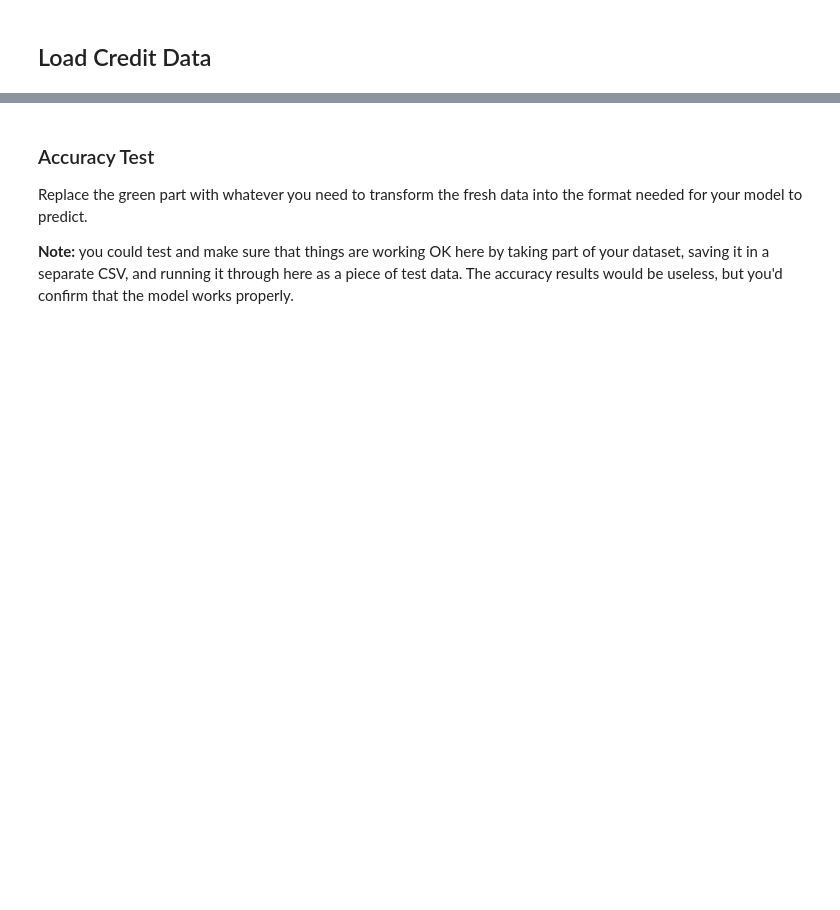
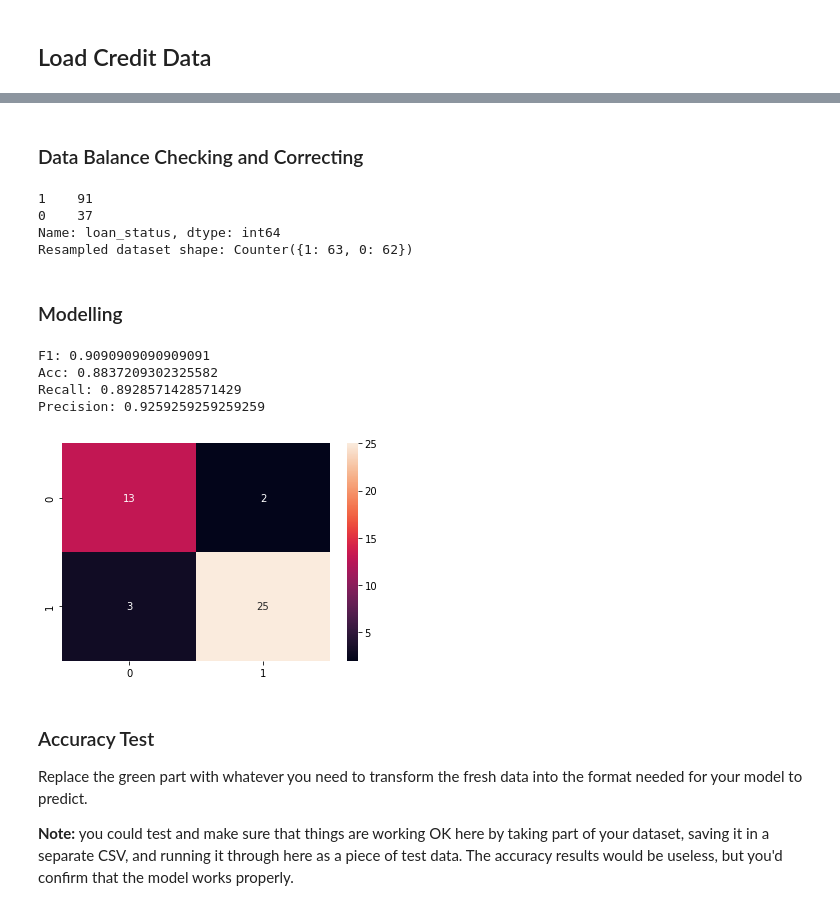
Before and after one commit to ASykes4/BSIP_Assignment_4_Students, a Jupyter notebook: asn4_start.ipynb, the cells around one changed output, grey strips where cells are left out. Saved outputs shown, nothing was run; the diff lists cells and outputs as text; code cells hidden in the pictures; blank space fills up the shorter version.

Commit message:
Data clean up and intial model created

```diff
--- a/asn4_start.ipynb
+++ b/asn4_start.ipynb
@@ -65,0 +142,9 @@ df.head()
+# %%
+# turn object columns into category types to ensure proper encoding
+df['person_home_ownership'] = df['person_home_ownership'].astype('category')
+df['loan_intent'] = df['loan_intent'].astype('category')
+df['loan_grade'] = df['loan_grade'].astype('category')
+# %%
+# One-Hot Encoding, with drop first enabled to avoid phantom categories
+df = pd.get_dummies(df, drop_first=True)
+df.sample(10)
@@ -66,3 +163,54 @@ df.head()
+# %% [markdown]
+### Data Balance Checking and Correcting
+# %%
+# Show imbalance in the data
+print(df['loan_status'].value_counts())
+
+# data appears to be a 3:1 ratio of 1 to 0
+# resample our training sets using ADASYN to create a balance
+sampler = ADASYN(n_jobs=-1)
+y = np.array(df["loan_status"]).reshape(-1,1)
+x = np.array(df.drop(columns={"loan_status"}))
+
+xTrain, xTest, yTrain, yTest = train_test_split(x, y, test_size=0.33)
+
+#Look at relative imbalance after split
+xTrainSamp, yTrainSamp = sampler.fit_resample(xTrain, yTrain)
+print('Resampled dataset shape:', Counter(yTrainSamp))
+
+#Normalize data
+scaler = StandardScaler()
+xTrainNorm = scaler.fit_transform(xTrainSamp)
+xTestNorm = scaler.transform(xTest)
+# %% [output]
+1    91
+0    37
+Name: loan_status, dtype: int64
+Resampled dataset shape: Counter({1: 63, 0: 62})
+# %% [markdown]
+### Modelling
+# %%
+#Train model
+model = LogisticRegression(max_iter=1000, n_jobs=-1).fit(xTrainNorm,yTrainSamp.ravel())
+
+#Make predictions
+preds4 = model.predict(xTestNorm)
+
+#Generate 1/0 results and show results
+labels = binarize(np.array(preds4).reshape(-1,1), threshold=.5)
+conf_matrix = confusion_matrix(yTest,labels)
+sns.heatmap(conf_matrix, annot=True)
+
+print("F1:",f1_score(yTest, labels))
+print("Acc:",accuracy_score(yTest, labels))
+print("Recall:",recall_score(yTest, labels))
+print("Precision:",precision_score(yTest, labels))
+# %% [output]
+F1: 0.9090909090909091
+Acc: 0.8837209302325582
+Recall: 0.8928571428571429
+Precision: 0.9259259259259259
+[figure, added]
 # %% [markdown]
 ### Accuracy Test
 
```
Also changed, not shown: parts of 10 cells of this notebook.
